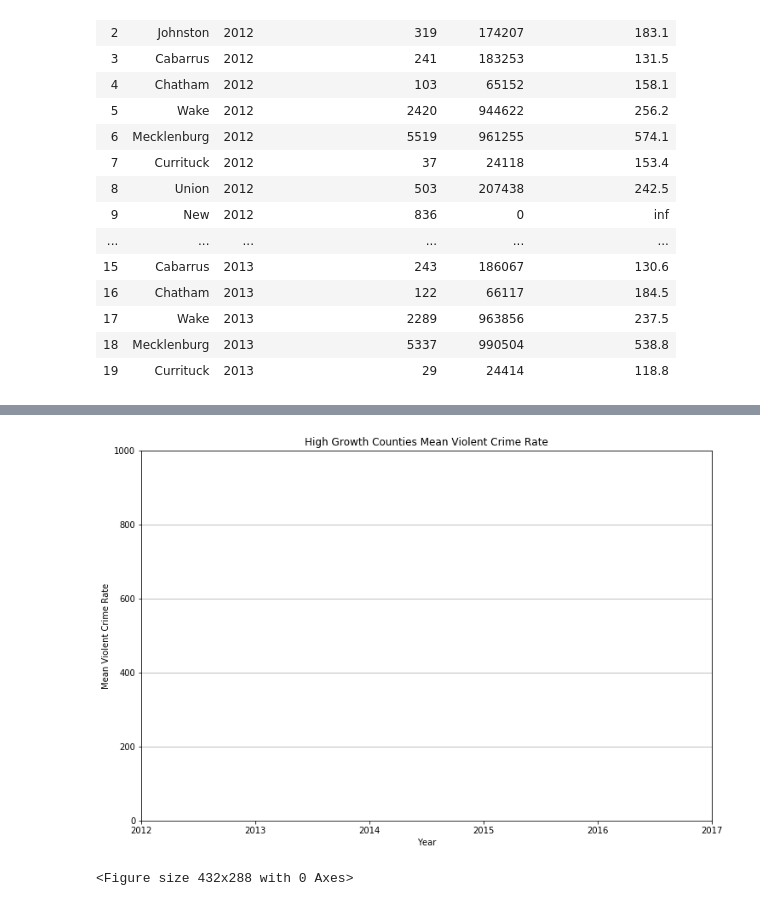
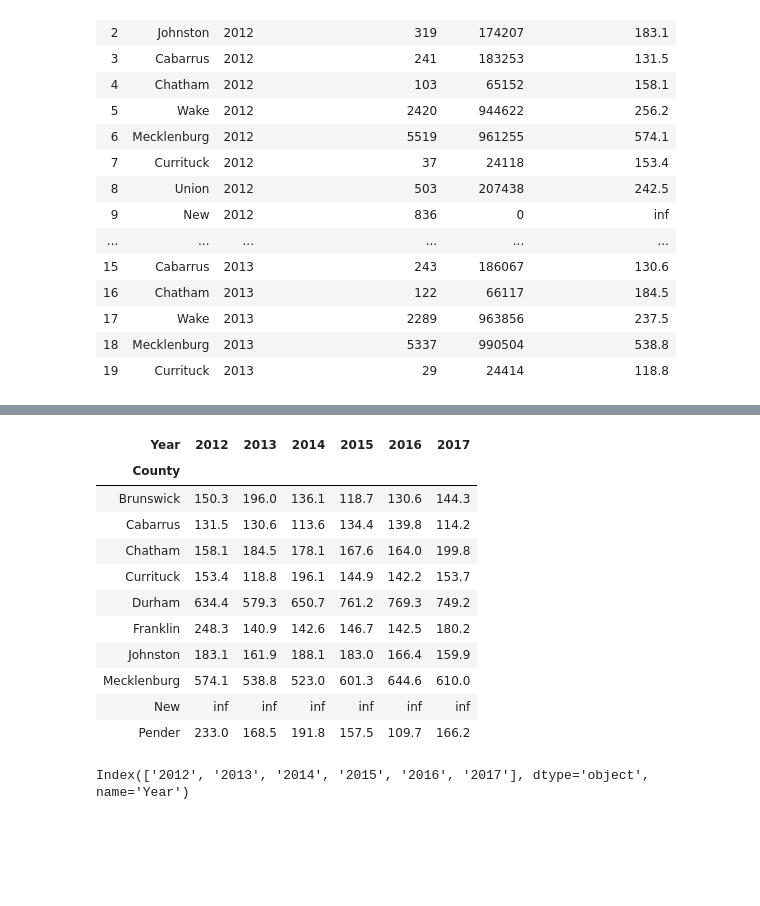
Before and after one commit to jasgarcia/NCGrowth, a Jupyter notebook: NC_County_Crime_V2.ipynb, the cells around one changed output, grey strips where cells are left out. Drawn from its saved outputs; the diff is of its cells as text; code cells hidden in the pictures; blank space fills up the shorter version.

```diff
--- a/NC_County_Crime_V2.ipynb
+++ b/NC_County_Crime_V2.ipynb
@@ -248,17 +236,21 @@ table2.head(15)
-# %%
-#create a data frame which has mean of CI for year for high growth counties and non high growth counties
-ci_yr_grp = ci_yr.groupby(['Year']).agg({'Violent_Crime_Rate':'mean'})
-ci_yr_grp.head(8)
-
-ci_plot = ci_yr_grp.plot(figsize=(12,8), legend = None)
-ci_plot.set_title('High Growth Counties Mean Violent Crime Rate')
-ci_plot.set_xlabel('Year')
-ci_plot.set_ylabel('Mean Violent Crime Rate')
-ci_plot.set_ylim(0, 1000)
-ci_plot.grid(which ='Major', axis = 'y')
-
-plt.show()
-plt.tight_layout()
-# %% [output]
-[figure, removed]
-<Figure size 432x288 with 0 Axes>
+# %%
+table3 = pd.pivot_table(ci_yr, index='County', columns = 'Year', values = 'Violent_Crime_Rate')
+table3.head(10)
+# %% [output]
+| Year | 2012 | 2013 | 2014 | 2015 | 2016 | 2017 |
+| County |  |  |  |  |  |  |
+| Brunswick | 150.3 | 196.0 | 136.1 | 118.7 | 130.6 | 144.3 |
+| Cabarrus | 131.5 | 130.6 | 113.6 | 134.4 | 139.8 | 114.2 |
+| Chatham | 158.1 | 184.5 | 178.1 | 167.6 | 164.0 | 199.8 |
+| Currituck | 153.4 | 118.8 | 196.1 | 144.9 | 142.2 | 153.7 |
+| Durham | 634.4 | 579.3 | 650.7 | 761.2 | 769.3 | 749.2 |
+| Franklin | 248.3 | 140.9 | 142.6 | 146.7 | 142.5 | 180.2 |
+| Johnston | 183.1 | 161.9 | 188.1 | 183.0 | 166.4 | 159.9 |
+| Mecklenburg | 574.1 | 538.8 | 523.0 | 601.3 | 644.6 | 610.0 |
+| New | inf | inf | inf | inf | inf | inf |
+| Pender | 233.0 | 168.5 | 191.8 | 157.5 | 109.7 | 166.2 |
+# %%
+years = table3.keys()
+years
+# %% [output]
+Index(['2012', '2013', '2014', '2015', '2016', '2017'], dtype='object', name='Year')
```
Also changed, not shown: parts of 2 cells of this notebook, 1 other file.
